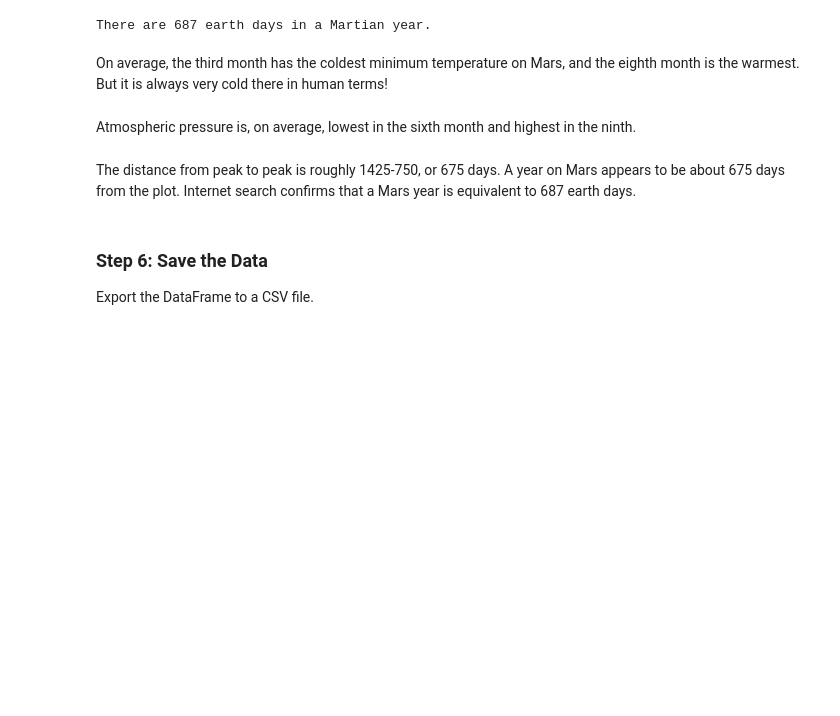
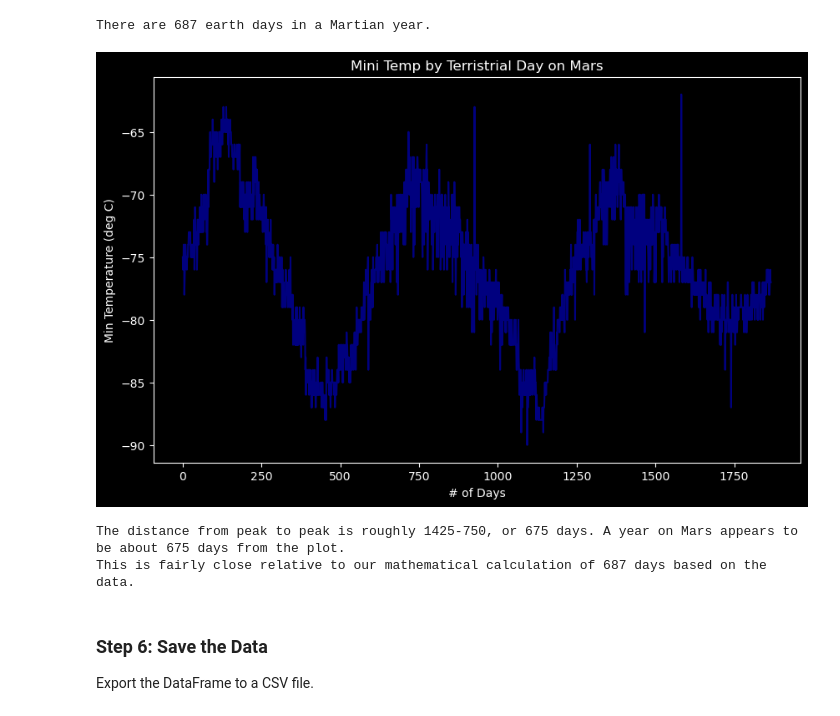
Before and after one commit to amdruggan/scraping-challenge, a Jupyter notebook: part_2_mars_weather.ipynb, the cells around one changed output. Saved outputs shown, nothing was run; the diff lists cells and outputs as text; code cells hidden in the pictures; blank space fills up the shorter version.

Commit message:
Updated analysis to include using visual analysis of graph
Included visual analysis and compared to the mathematical analysis which we completed for the graph.

```diff
--- a/part_2_mars_weather.ipynb
+++ b/part_2_mars_weather.ipynb
@@ -342,12 +342,25 @@ days_in_martian_year = (second_year_start - first_year_start).days
 print(f'There are {days_in_martian_year} earth days in a Martian year.')
 # %% [output]
 There are 687 earth days in a Martian year.
-# %% [markdown]
-On average, the third month has the coldest minimum temperature on Mars, and the eighth month is the warmest. But it is always very cold there in human terms!
-# %% [markdown]
-Atmospheric pressure is, on average, lowest in the sixth month and highest in the ninth.
-# %% [markdown]
-The distance from peak to peak is roughly 1425-750, or 675 days. A year on Mars appears to be about 675 days from the plot. Internet search confirms that a Mars year is equivalent to 687 earth days.
+# %%
+# 5. Since we know the average min temperature by month is lowest in month 3/4 and cycles with years, we can also visually plot every days temp
+# This will let us see the cycle of the temperature over the course of a Martian year, and estimate the length of a year after checking the terrestrian year data
+
+# Plot the min_temp column along with the day number on the x-axis
+mars_df.min_temp.plot(kind = 'line', x = 'id', y = 'min_temp', figsize = (10, 6), color = 'blue', alpha = 0.5, legend = False)
+plt.title('Mini Temp by Terristrial Day on Mars')
+plt.xlabel('# of Days')
+plt.ylabel('Min Temperature (deg C)')
+plt.show()
+# %% [output]
+[figure, added]
+# %%
+# Print results:
+print('The distance from peak to peak is roughly 1425-750, or 675 days. A year on Mars appears to be about 675 days from the plot.')
+print('This is fairly close relative to our mathematical calculation of 687 days based on the data.')
+# %% [output]
+The distance from peak to peak is roughly 1425-750, or 675 days. A year on Mars appears to be about 675 days from the plot.
+This is fairly close relative to our mathematical calculation of 687 days based on the data.
 # %% [markdown]
 ### Step 6: Save the Data
 
```
Also changed, not shown: parts of 2 cells of this notebook.
